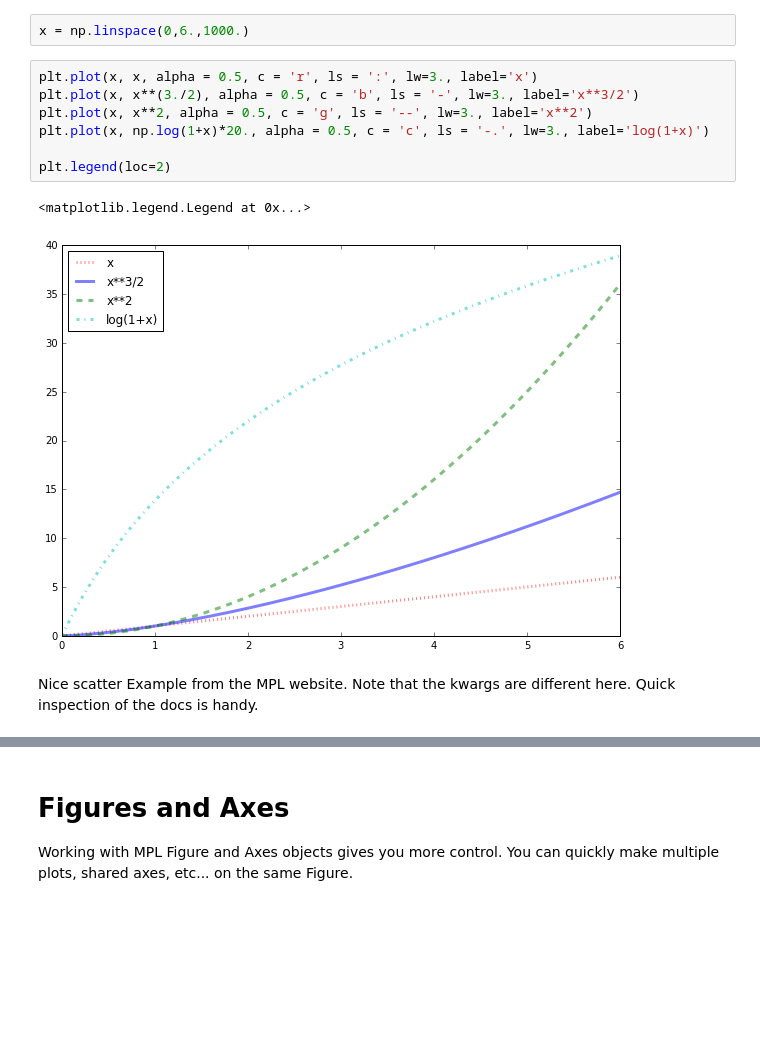
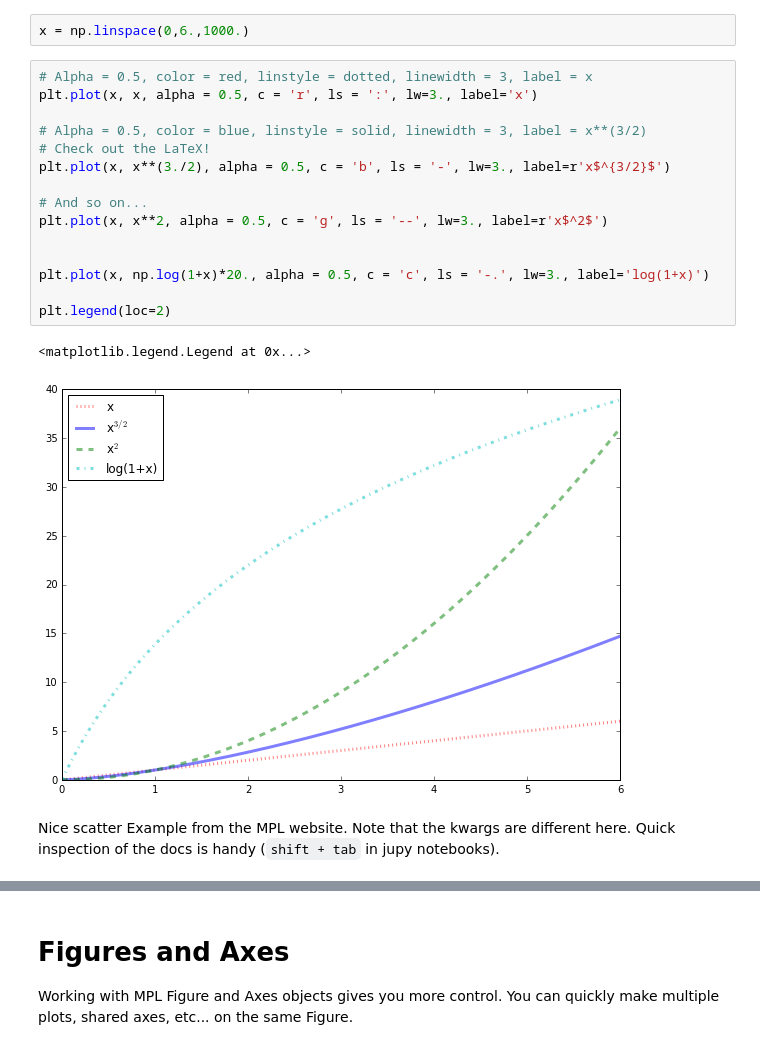
Before and after one commit to thehackerwithin/berkeley, a Jupyter notebook: python_matplotlib/Matplotlib_THW_tutorial.ipynb, the cells around one changed output, grey strips where cells are left out. Drawn from its saved outputs; the diff is of its cells as text; blank space fills up the shorter version.

```diff
--- a/python_matplotlib/Matplotlib_THW_tutorial.ipynb
+++ b/python_matplotlib/Matplotlib_THW_tutorial.ipynb
@@ -103,17 +107,25 @@ A few that I find most useful are:
 # %%
 x = np.linspace(0,6.,1000.)
 # %%
+# Alpha = 0.5, color = red, linstyle = dotted, linewidth = 3, label = x
 plt.plot(x, x, alpha = 0.5, c = 'r', ls = ':', lw=3., label='x')
-plt.plot(x, x**(3./2), alpha = 0.5, c = 'b', ls = '-', lw=3., label='x**3/2')
-plt.plot(x, x**2, alpha = 0.5, c = 'g', ls = '--', lw=3., label='x**2')
+
+# Alpha = 0.5, color = blue, linstyle = solid, linewidth = 3, label = x**(3/2)
+# Check out the LaTeX!
+plt.plot(x, x**(3./2), alpha = 0.5, c = 'b', ls = '-', lw=3., label=r'x$^{3/2}$')
+
+# And so on...
+plt.plot(x, x**2, alpha = 0.5, c = 'g', ls = '--', lw=3., label=r'x$^2$')
+
+
 plt.plot(x, np.log(1+x)*20., alpha = 0.5, c = 'c', ls = '-.', lw=3., label='log(1+x)')
 
 plt.legend(loc=2)
 # %% [output]
 <matplotlib.legend.Legend at 0x...>
-[figure, old version]
+[figure, new version]
 # %% [markdown]
-Nice scatter Example from the MPL website.  Note that the kwargs are different here.  Quick inspection of the docs is handy.
+Nice scatter Example from the MPL website.  Note that the kwargs are different here.  Quick inspection of the docs is handy (`shift + tab` in jupy notebooks).
 # %%
 N = 50
 x = np.random.rand(N)
```
Also changed, not shown: parts of 14 cells of this notebook, 1 other file.
